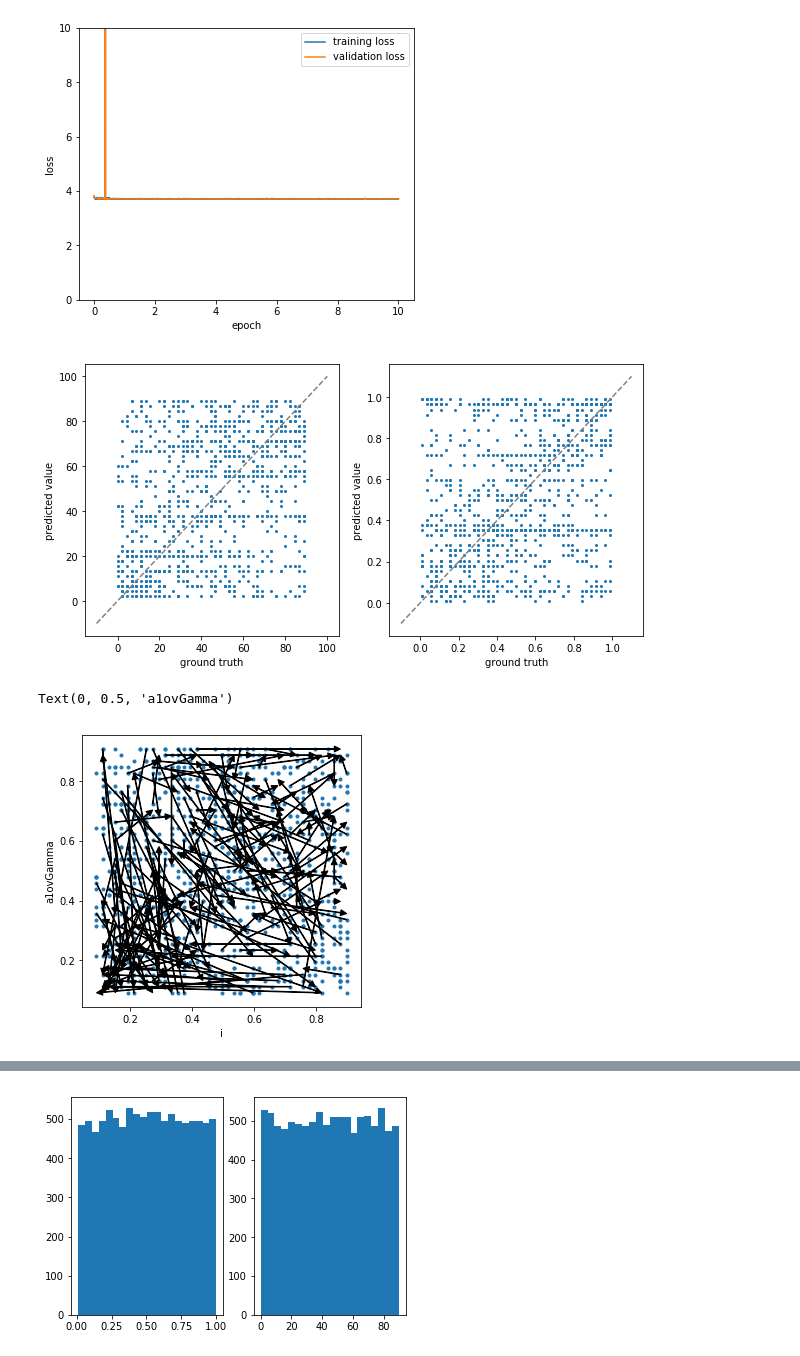
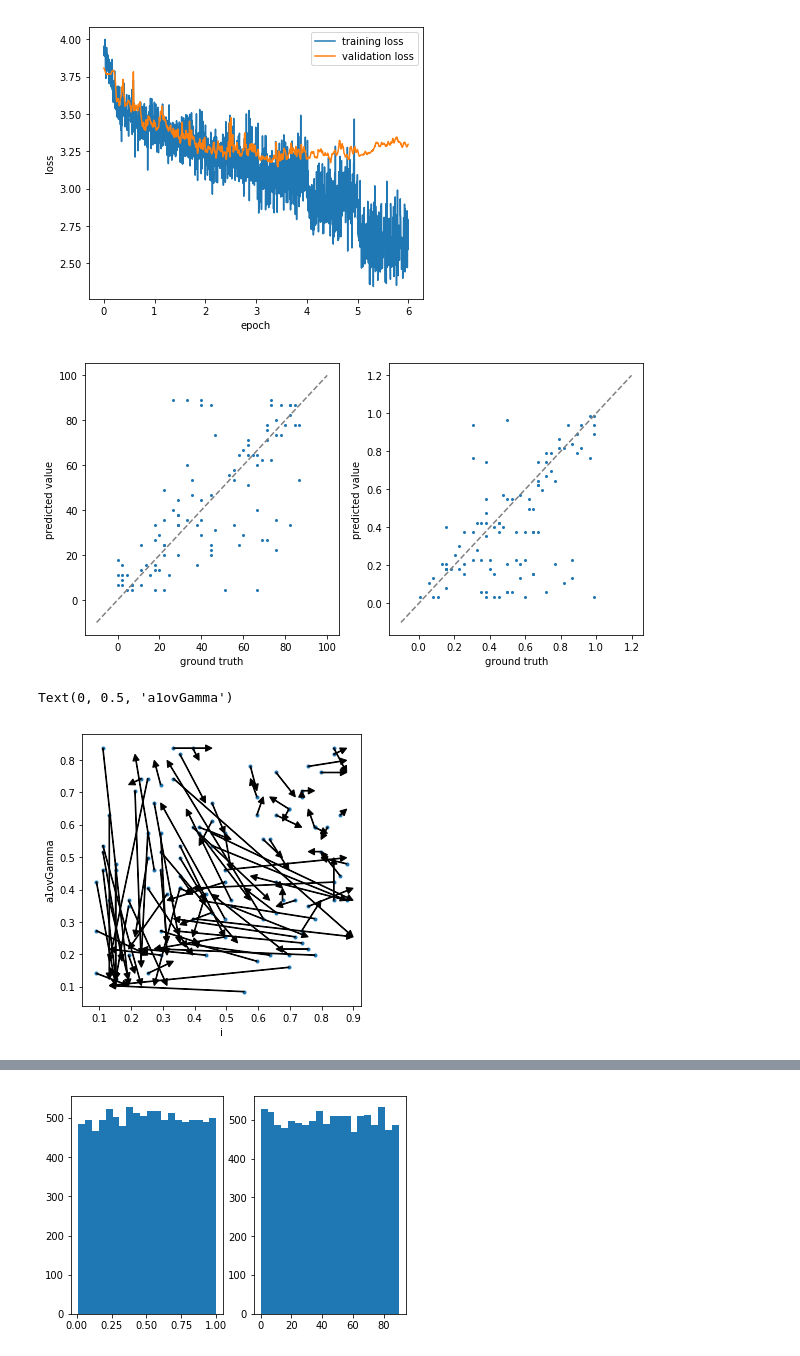
Before and after one commit to knmoriwaki/Asteroseismology, a Jupyter notebook: plot.ipynb, the cells around one changed output, grey strips where cells are left out. Drawn from its saved outputs; the diff is of its cells as text; code cells hidden in the pictures.

```diff
--- a/plot.ipynb
+++ b/plot.ipynb
@@ -2,11 +2,11 @@
 import numpy as np
 import matplotlib.pyplot as plt
 # %%
-model_base = "CNN2d_hd16_nl6_id1_r0_nllloss_bs32_ep1_lr0.002_ndata10000"
-model_base = "CNN_hd16_nl10_id1_r0_nllloss_bs128_ep10_lr0.002_ndata100000"
+model_base = "CNN_hd16_nl12_id2_r0.2_nllloss_bs128_ep40_lr0.001_ndata10000"
+model_base = "CNN2d_hd16_nl12_id1_r0_nllloss_bs32_ep6_lr0.001_ndata10000"
 
 output_dir = f"./output/{model_base}"
-norm_param = np.loadtxt("./param/norm_params.txt")[1:]
+norm_param = np.loadtxt("./param/norm_params_var2_ref.txt")[1:]
 
 nout = 2
 # %%
@@ -21,13 +21,14 @@ plt.xlabel("epoch")
 plt.plot(data[:,1], data[:,2], label="training loss")
 plt.plot(data[:,1], data[:,3], label="validation loss")
 
-plt.ylim([0,10])
+#plt.ylim([0,10])
 #plt.yscale("log")
+#plt.grid()
 
 plt.legend(loc="upper right")
 plt.savefig("figures/loss.png")
 # %% [output]
-[figure, old version]
+[figure, new version]
 # %%
 # check validation result
 fname = f"{output_dir}/val.txt"
@@ -47,33 +48,31 @@ for i in range(nout):
 
 plt.savefig("figures/val.png")
 # %% [output]
-[figure, old version]
+[figure, new version]
 # %%
 # check validation result
 fname = f"{output_dir}/val.txt"
 data = np.loadtxt(fname)
 
 fig, ax = plt.subplots(1,1,figsize=(5,5))
 
 for i in range(nout):
     data[:,2*i] = (data[:,2*i] - norm_param[i,0]) / (norm_param[i,1] - norm_param[i,0])
     data[:,2*i+1] = (data[:,2*i+1] - norm_param[i,0]) / (norm_param[i,1] - norm_param[i,0])
 
 ax.scatter(data[:,0], data[:,2], marker=".")
 
-for i in range(200): # len(data)):
-    #if data[i,0] > 0.2: continue
-    #if data[i,2] > 0.2: continue
+for i in range(min(len(data), 100)):
     if data[i,0] - data[i,1] == 0 and data[i,3] - data[i,2] == 0:
         ax.scatter(data[i,0], data[i,2], color="k")
     else:
         ax.arrow(data[i,0], data[i,2], data[i,1]-data[i,0], data[i,3]-data[i,2], width=0.002,head_width=0.02,head_length=0.02,length_includes_head=True, color="k")
 
 ax.set_xlabel("i")
 ax.set_ylabel("a1ovGamma")
 # %% [output]
 Text(0, 0.5, 'a1ovGamma')
-[figure, old version]
+[figure, new version]
 # %%
 # check validation result
 fname = f"{output_dir}/val.txt"
```
Also changed, not shown: parts of 3 cells of this notebook, 9 other files.
